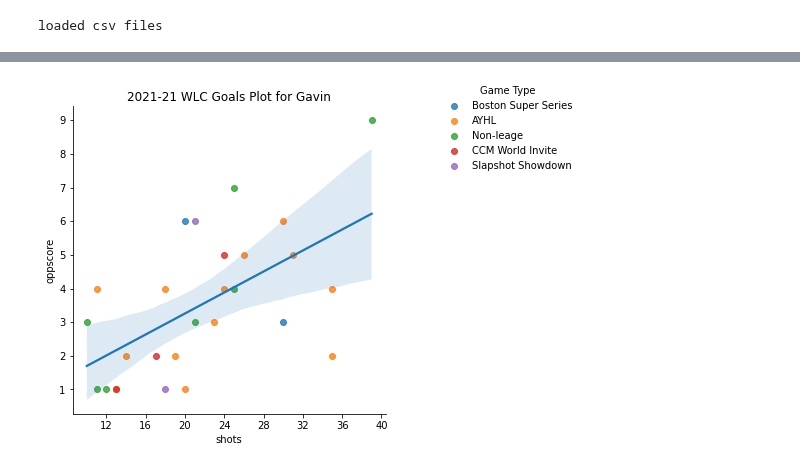
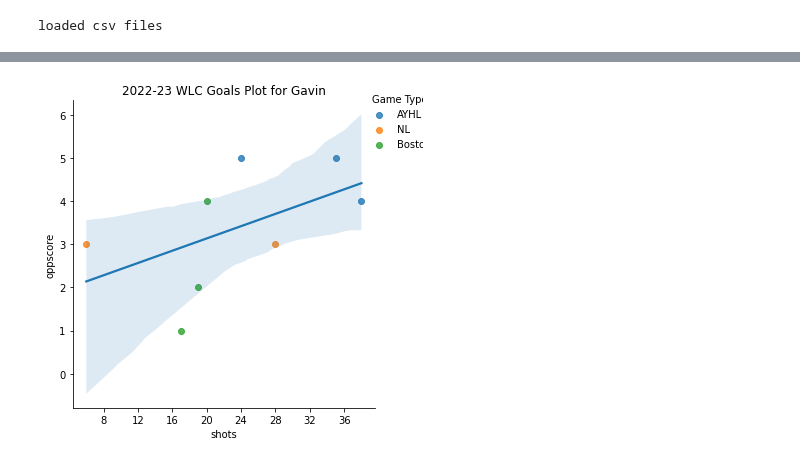
Before and after one commit to werntzp/hockey-stats, a Jupyter notebook: gavin_plots.ipynb, the cells around one changed output, grey strips where cells are left out. Cells and saved outputs as stored; diff of their text form; code cells hidden in the pictures.

```diff
--- a/gavin_plots.ipynb
+++ b/gavin_plots.ipynb
@@ -25,7 +25,7 @@ loaded libraries
 
 github_url = "https://raw.githubusercontent.com/werntzp/hockey-stats/master/"
 
-df_games = pd.read_csv(github_url + "gavin_2021-22_wlc.csv")
+df_games = pd.read_csv(github_url + "gavin_2022-23_wlc.csv")
 
 print("loaded csv files")
 # %% [output]
@@ -40,26 +40,26 @@ fig.show()
 # %%
 # plot linear regression of Gavin's goals and shots to look for games where he out/under performed against expectations
 
 graph = sns.lmplot(x='shots', y='oppscore', hue='league', data=df_games, fit_reg=False)
 ax = sns.regplot(x='shots', y='oppscore', data=df_games, scatter=False)
 
 for axis in [ax.xaxis, ax.yaxis]:
     axis.set_major_locator(ticker.MaxNLocator(integer=True))
 
 ax.spines['right'].set_visible(False)
 ax.spines['top'].set_visible(False)
-ax.set_title('2021-21 WLC Goals Plot for Gavin')
+ax.set_title('2022-23 WLC Goals Plot for Gavin')
 
 # title
 new_title = 'Game Type'
 graph._legend.set_title(new_title)
-graph._legend.set_bbox_to_anchor((1.35, .9))
+graph._legend.set_bbox_to_anchor((1, .9))
 # replace labels
-new_labels = ['Boston Super Series', 'AYHL', 'Non-leage','CCM World Invite', 'Slapshot Showdown']
+new_labels = ['AYHL', 'NL', 'Boston']
 for t, l in zip(graph._legend.texts, new_labels):
   t.set_text(l)
 # %% [output]
-[figure, old version]
+[figure, new version]
 # %%
 # map goals/shots from all of Gavin's seasons
 
```
Also changed, not shown: parts of 3 cells of this notebook.
